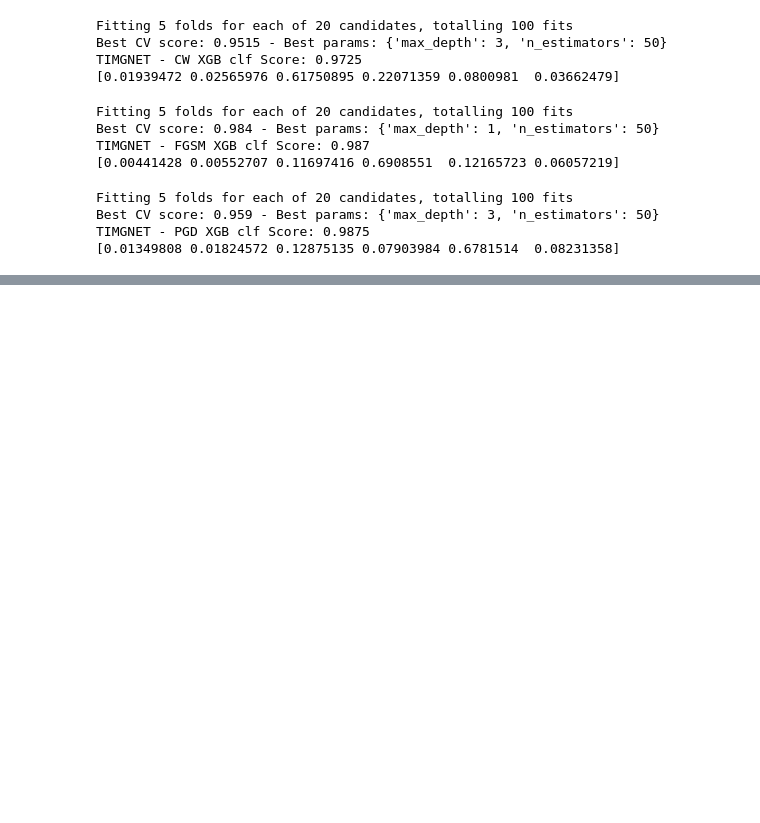
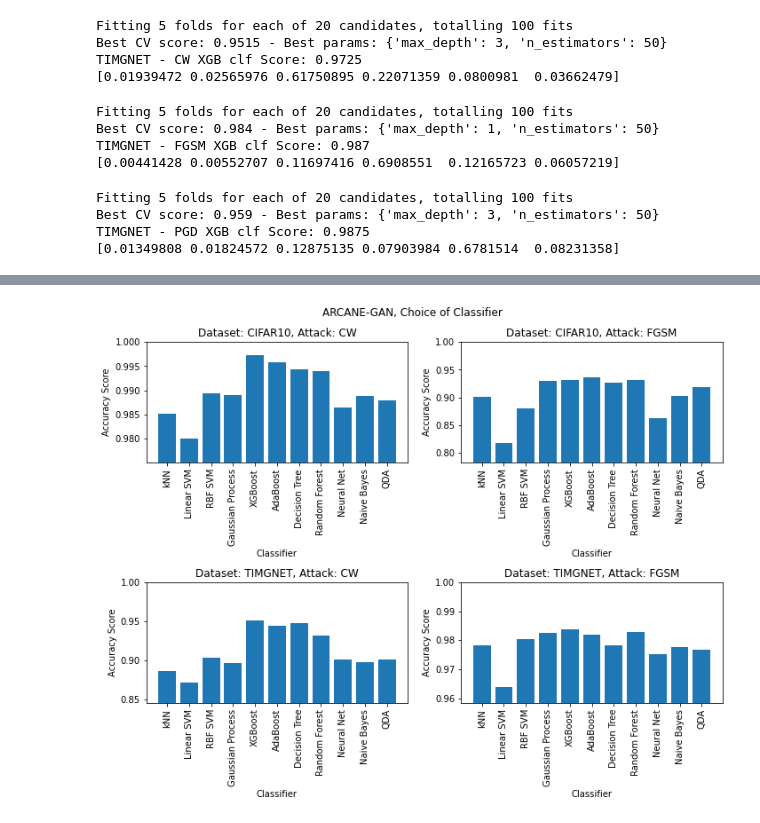
Before and after one commit to Adversarian/arcane, a Jupyter notebook: src/detection_head_training.ipynb, the cells around one changed output, grey strips where cells are left out. Saved outputs shown, nothing was run; the diff lists cells and outputs as text; code cells hidden in the pictures; blank space fills up the shorter version.

```diff
--- a/src/detection_head_training.ipynb
+++ b/src/detection_head_training.ipynb
@@ -472,7 +762,7 @@ def acgan_metrics(
 # %%
 NUM_SPLITS = 10
 for dataset_name in ["CIFAR10", "TIMGNET"]:
-    for attack_method in ["CW", "FGSM", "PGD"]:
+    for attack_method in ["CW", "FGSM"]:
         training_file_name = os.path.join(
             BASE_PATH, "ACGAN", f"ACGAN_{dataset_name}_{attack_method}_train.pth"
         )
@@ -682,0 +975,95 @@ TIMGNET - PGD XGB clf Score: 0.9875
+# %%
+import os
+import warnings
+
+warnings.filterwarnings("ignore")
+
+import matplotlib.pyplot as plt
+import numpy as np
+import torch
+from sklearn.discriminant_analysis import QuadraticDiscriminantAnalysis
+from sklearn.ensemble import AdaBoostClassifier, RandomForestClassifier
+from sklearn.gaussian_process import GaussianProcessClassifier
+from sklearn.gaussian_process.kernels import RBF
+from sklearn.model_selection import train_test_split
+from sklearn.naive_bayes import GaussianNB
+from sklearn.neighbors import KNeighborsClassifier
+from sklearn.neural_network import MLPClassifier
+from sklearn.svm import SVC
+from sklearn.tree import DecisionTreeClassifier
+from xgboost import XGBClassifier
+
+NUM_RUNS = 20
+
+names = [
+    "kNN",
+    "Linear SVM",
+    "RBF SVM",
+    "Gaussian Process",
+    "XGBoost",
+    "AdaBoost",
+    "Decision Tree",
+    "Random Forest",
+    "Neural Net",
+    "Naive Bayes",
+    "QDA",
+]
+BASE_PATH = "DHT_models"
+fig, axs = plt.subplots(2, 2, figsize=(10, 8))
+for i, dataset_name in enumerate(["CIFAR10", "TIMGNET"]):
+    for j, attack_method in enumerate(["CW", "FGSM"]):
+        training_file_name = os.path.join(
+            BASE_PATH, "ACGAN", f"ACGAN_{dataset_name}_{attack_method}_train.pth"
+        )
+        training_data = torch.load(training_file_name)
+        X, y = training_data["X"], training_data["y"]
+        accuracy_across_runs = []
+        for _ in range(NUM_RUNS):
+            X_train, X_test, y_train, y_test = train_test_split(X, y, test_size=0.2)
+            y_train = y_train.ravel()
+            y_test = y_test.ravel()
+            accuracy_scores = []
+            classifiers = [
+                KNeighborsClassifier(3),
+                SVC(kernel="linear", C=0.025),
+                SVC(gamma=2, C=1, random_state=42),
+                GaussianProcessClassifier(1.0 * RBF(1.0)),
+                XGBClassifier(max_depth=3, n_estimators=50),
+                AdaBoostClassifier(algorithm="SAMME", n_estimators=50),
+                DecisionTreeClassifier(max_depth=5),
+                RandomForestClassifier(
+                    max_depth=3,
+                    n_estimators=10,
+                ),
+                MLPClassifier(alpha=1, max_iter=1000),
+                GaussianNB(),
+                QuadraticDiscriminantAnalysis(),
+            ]
+            for name, clf in zip(names, classifiers):
+                clf.fit(X_train, y_train)
+                accuracy_scores.append(clf.score(X_test, y_test))
+            accuracy_across_runs.append(accuracy_scores)
+        accuracy_across_runs = np.asarray(accuracy_across_runs)
+        mean_accuracy = accuracy_across_runs.mean(axis=0)
+        std_accuracy = accuracy_across_runs.std(axis=0)
+        best_clf_idx = np.argmax(mean_accuracy)
+
+        print(
+            f"Dataset: {dataset_name}, Attack: {attack_method}\n"
+            f"Best Classifier: {names[best_clf_idx]}, Best Accuracy: {round(100*mean_accuracy[best_clf_idx], 4)} +/- {round(100*std_accuracy[best_clf_idx], 4)}"
+        )
+        for name, mean, std in zip(names, mean_accuracy, std_accuracy):
+            print(
+                f"\tClassifier: {name}, Mean: {round(100*mean ,4)} +/- {round(100*std, 4)}"
+            )
+        print("========================================================")
+        axs[i, j].bar(names, mean_accuracy)
+        axs[i, j].set_xlabel("Classifier")
+        axs[i, j].set_ylabel("Accuracy Score")
+        axs[i, j].set_ylim((np.min(mean_accuracy) - np.std(mean_accuracy), 1.0))
+        axs[i, j].set_title(f"Dataset: {dataset_name}, Attack: {attack_method}")
+        axs[i, j].set_xticklabels(names, rotation=90)
+fig.suptitle("ARCANE-GAN, Choice of Classifier")
+plt.tight_layout()
+plt.show()
+# %% [output]
@@ -682,0 +1087 @@ TIMGNET - PGD XGB clf Score: 0.9875
+[figure, added]
```
Also changed, not shown: parts of 9 cells of this notebook.
